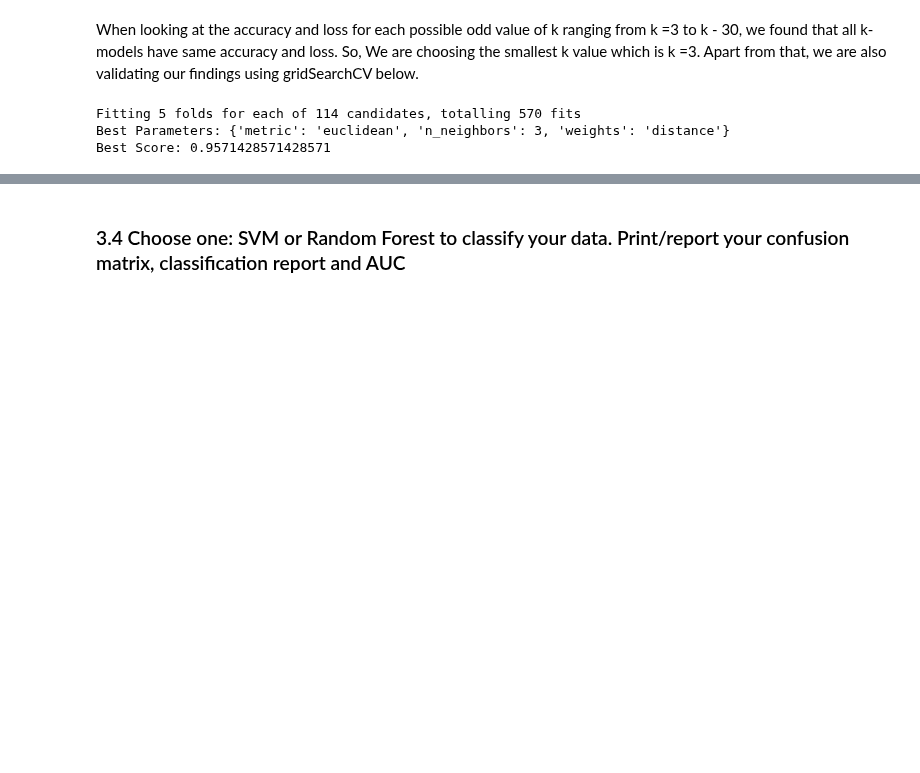
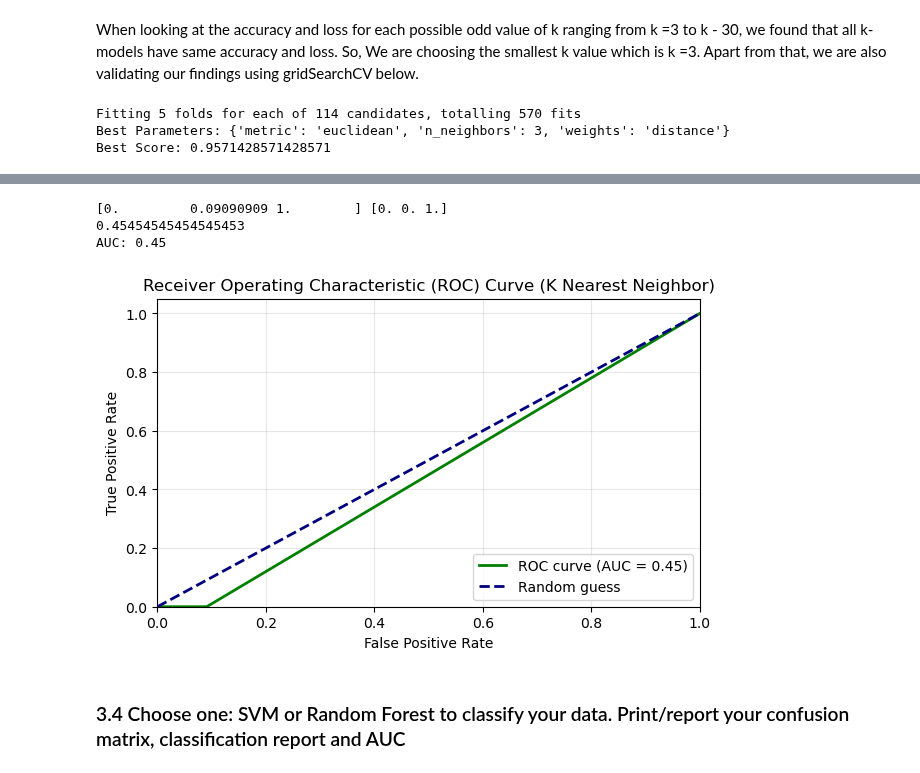
Before and after one commit to buddhathapa12/PrespectiveOnDataScience, a Jupyter notebook: ClassificationAnalysis/E923Q669_CS746_HW5_Classification.ipynb, the cells around one changed output, grey strips where cells are left out. Saved outputs shown, nothing was run; the diff lists cells and outputs as text; code cells hidden in the pictures; blank space fills up the shorter version.

```diff
--- a/ClassificationAnalysis/E923Q669_CS746_HW5_Classification.ipynb
+++ b/ClassificationAnalysis/E923Q669_CS746_HW5_Classification.ipynb
@@ -477,3 +519,27 @@ Best Score: 0.9571428571428571
+# %%
+fpr_knn, tpr_knn, thresholds_knn = roc_curve(y_test, y_pred_knn)
+print(fpr_knn, tpr_knn)
+roc_auc_knn = auc(fpr_knn, tpr_knn)
+print(roc_auc_knn)
+
+# Print and plot
+print(f"AUC: {roc_auc_knn:.2f}")
+plt.figure(figsize=(7, 4))
+plt.plot(fpr_knn, tpr_knn, color='green', lw=2, label=f"ROC curve (AUC = {roc_auc_knn:.2f})")
+plt.plot([0, 1], [0, 1], color='navy', lw=2, linestyle='--', label="Random guess")
+plt.xlim([0.0, 1.0])
+plt.ylim([0.0, 1.05])
+plt.xlabel("False Positive Rate")
+plt.ylabel("True Positive Rate")
+plt.title("Receiver Operating Characteristic (ROC) Curve (K Nearest Neighbor)")
+plt.legend(loc="lower right")
+plt.grid(alpha=0.3)
+plt.show()
+# %% [output]
+[0.         0.09090909 1.        ] [0. 0. 1.]
+0.45454545454545453
+AUC: 0.45
+[figure, added]
 # %% [markdown]
 ### 3.4 Choose one: SVM or Random Forest to classify your data. Print/report your confusion matrix, classification report and AUC
 # %%
```
Also changed, not shown: parts of 3 cells of this notebook.
